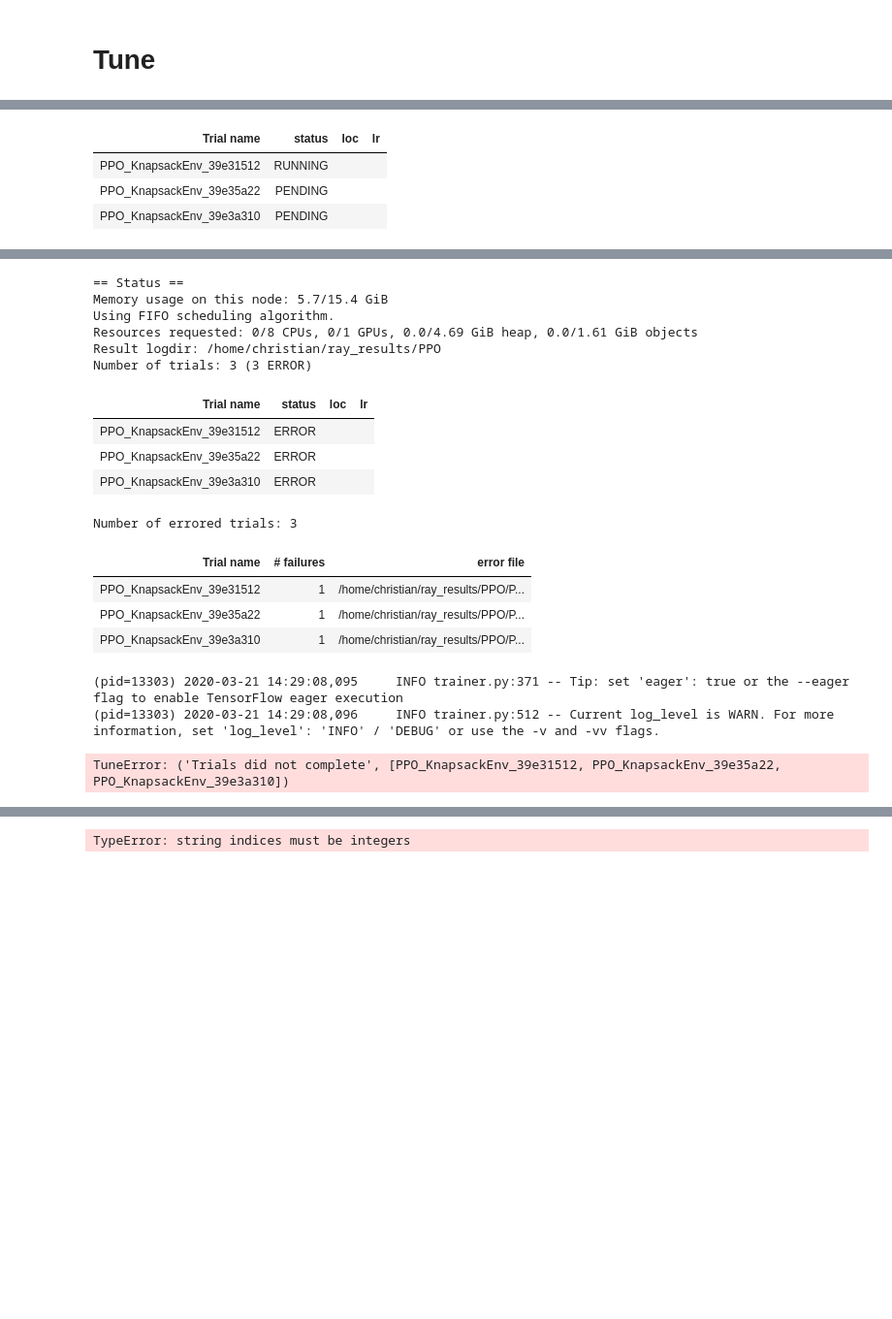
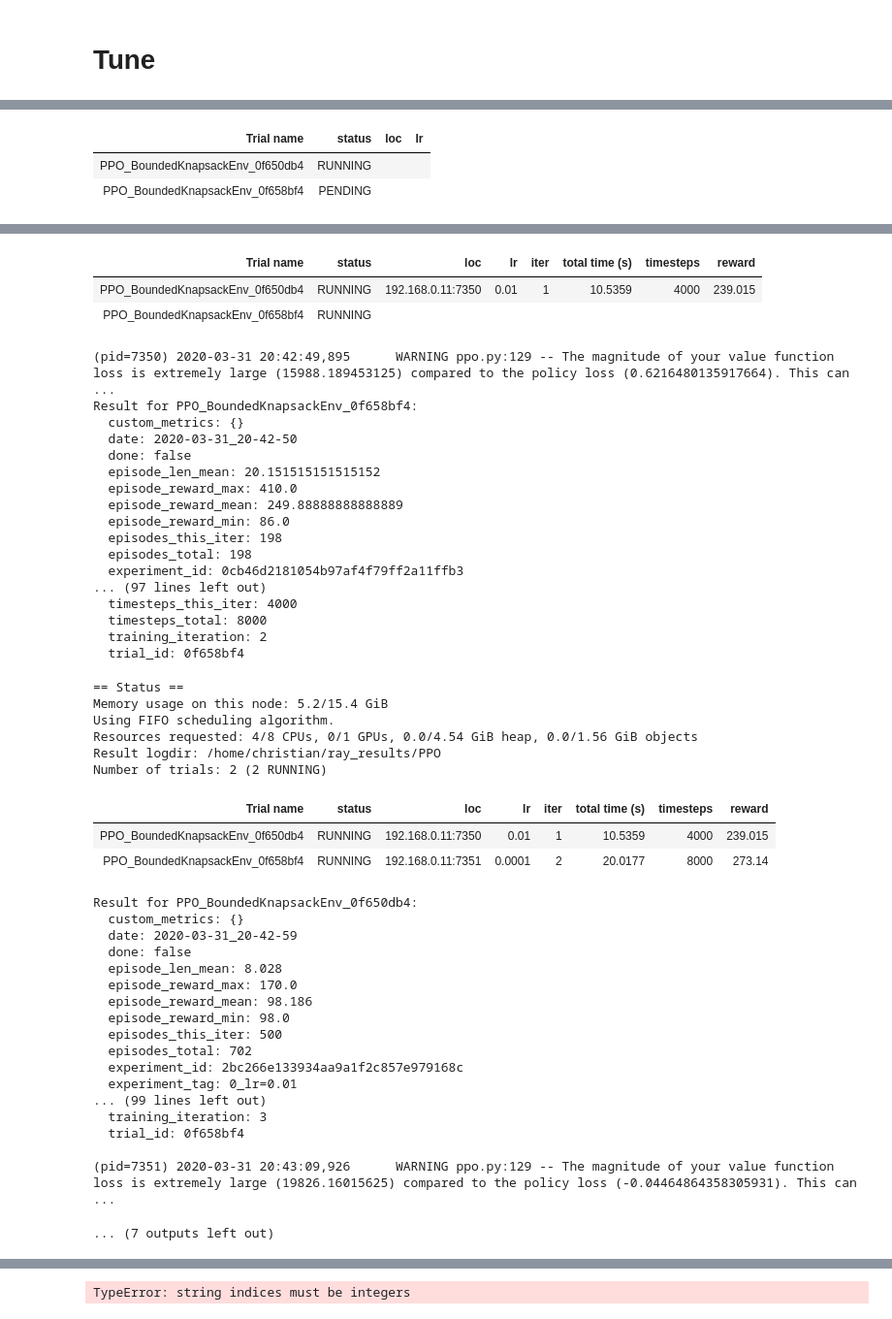
Before and after one commit to hubbs5/or-gym, a Jupyter notebook: notebooks/rllib_integration.ipynb, the cells around one changed output, grey strips where cells are left out. Shown at 97% size. Drawn from its saved outputs; the diff is of its cells as text; code cells hidden in the pictures; blank space fills up the shorter version.

Commit message:
added checkpoint

```diff
--- a/notebooks/rllib_integration.ipynb
+++ b/notebooks/rllib_integration.ipynb
@@ -325,5 +325,5 @@ env.spec.id.split('-')[-1]
 # %%
-env_name = 'Knapsack-v0'
+env_name = 'Knapsack-v1'
 rl_config = rl_utils.check_config(env_name)
 # %%
 from or_gym.envs.classic_or.knapsack import KnapsackEnv
@@ -336,6 +336,7 @@ env = rl_utils.create_env(env_name)
 ray.init(ignore_reinit_error=True)
 x = tune.run(
     "PPO",
+
     stop={
         "timesteps_total": 10000,
     },
@@ -348,9 +349,10 @@ x = tune.run(
             "version": '0'
         },
         "vf_share_layers": True,
-        "lr": grid_search([1e-2, 1e-4, 1e-6]),  # try different lrs
+        "lr": tune.grid_search([1e-2, 1e-4]),  # try different lrs
         "num_workers": 1,  # parallelism
+#         "checkpoint_at_end": True,
     },
 )
-ray.shutdown()
+# ray.shutdown()
 # %% [output]
@@ -365,4 +369,3 @@ Number of trials: 3 (1 RUNNING, 2 PENDING)
 | Trial name | status | loc | lr |
-| PPO_KnapsackEnv_39e31512 | RUNNING |  |  |
-| PPO_KnapsackEnv_39e35a22 | PENDING |  |  |
-| PPO_KnapsackEnv_39e3a310 | PENDING |  |  |
+| PPO_BoundedKnapsackEnv_0f650db4 | RUNNING |  |  |
+| PPO_BoundedKnapsackEnv_0f658bf4 | PENDING |  |  |
@@ -405,18 +396,47 @@ ray.exceptions.RayTaskError(SyntaxError): <no detail available>
+| Trial name | status | loc | lr | iter | total time (s) | timesteps | reward |
+| PPO_BoundedKnapsackEnv_0f650db4 | RUNNING | 192.168.0.11:7350 | 0.01 | 1 | 10.5359 | 4000 | 239.015 |
+| PPO_BoundedKnapsackEnv_0f658bf4 | RUNNING |  |  |  |  |  |  |
-== Status ==
-Memory usage on this node: 5.7/15.4 GiB
-Using FIFO scheduling algorithm.
-Resources requested: 0/8 CPUs, 0/1 GPUs, 0.0/4.69 GiB heap, 0.0/1.61 GiB objects
-Result logdir: /home/christian/ray_results/PPO
-Number of trials: 3 (3 ERROR)
+(pid=7350) 2020-03-31 20:42:49,895      WARNING ppo.py:129 -- The magnitude of your value function loss is extremely large (15988.189453125) compared to the policy loss (0.6216480135917664). This can  ...
+Result for PPO_BoundedKnapsackEnv_0f658bf4:
+  custom_metrics: {}
+  date: 2020-03-31_20-42-50
+  done: false
+  episode_len_mean: 20.151515151515152
+  episode_reward_max: 410.0
+  episode_reward_mean: 249.88888888888889
+  episode_reward_min: 86.0
+  episodes_this_iter: 198
+  episodes_total: 198
+  experiment_id: 0cb46d2181054b97af4f79ff2a11ffb3
+... (97 lines left out)
+  timesteps_this_iter: 4000
+  timesteps_total: 8000
+  training_iteration: 2
+  trial_id: 0f658bf4
-| Trial name | status | loc | lr |
-| PPO_KnapsackEnv_39e31512 | ERROR |  |  |
-| PPO_KnapsackEnv_39e35a22 | ERROR |  |  |
-| PPO_KnapsackEnv_39e3a310 | ERROR |  |  |
-Number of errored trials: 3
+== Status ==
+Memory usage on this node: 5.2/15.4 GiB
+Using FIFO scheduling algorithm.
+Resources requested: 4/8 CPUs, 0/1 GPUs, 0.0/4.54 GiB heap, 0.0/1.56 GiB objects
+Result logdir: /home/christian/ray_results/PPO
+Number of trials: 2 (2 RUNNING)
-| Trial name | # failures | error file |
-| PPO_KnapsackEnv_39e31512 | 1 | /home/christian/ray_results/PPO/P... |
-| PPO_KnapsackEnv_39e35a22 | 1 | /home/christian/ray_results/PPO/P... |
-| PPO_KnapsackEnv_39e3a310 | 1 | /home/christian/ray_results/PPO/P... |
+| Trial name | status | loc | lr | iter | total time (s) | timesteps | reward |
+| PPO_BoundedKnapsackEnv_0f650db4 | RUNNING | 192.168.0.11:7350 | 0.01 | 1 | 10.5359 | 4000 | 239.015 |
+| PPO_BoundedKnapsackEnv_0f658bf4 | RUNNING | 192.168.0.11:7351 | 0.0001 | 2 | 20.0177 | 8000 | 273.14 |
-(pid=13303) 2020-03-21 14:29:08,095     INFO trainer.py:371 -- Tip: set 'eager': true or the --eager flag to enable TensorFlow eager execution
-(pid=13303) 2020-03-21 14:29:08,096     INFO trainer.py:512 -- Current log_level is WARN. For more information, set 'log_level': 'INFO' / 'DEBUG' or use the -v and -vv flags.
+Result for PPO_BoundedKnapsackEnv_0f650db4:
+  custom_metrics: {}
+  date: 2020-03-31_20-42-59
+  done: false
+  episode_len_mean: 8.028
+  episode_reward_max: 170.0
+  episode_reward_mean: 98.186
+  episode_reward_min: 98.0
+  episodes_this_iter: 500
+  episodes_total: 702
+  experiment_id: 2bc266e133934aa9a1f2c857e979168c
+  experiment_tag: 0_lr=0.01
+... (99 lines left out)
+  training_iteration: 3
+  trial_id: 0f658bf4
+
+(pid=7351) 2020-03-31 20:43:09,926      WARNING ppo.py:129 -- The magnitude of your value function loss is extremely large (19826.16015625) compared to the policy loss (-0.04464864358305931). This can ...
-TuneError: ('Trials did not complete', [PPO_KnapsackEnv_39e31512, PPO_KnapsackEnv_39e35a22, PPO_KnapsackEnv_39e3a310])
+... (7 outputs left out)
```
Also changed, not shown: parts of 3 cells of this notebook, 5 other files.
